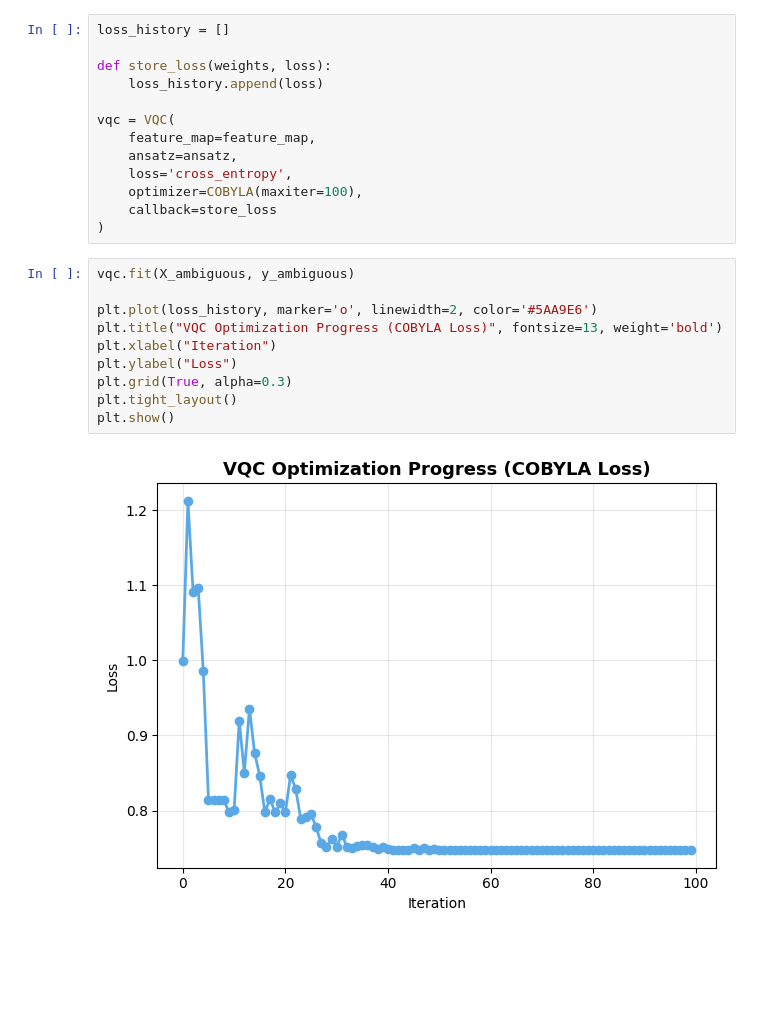
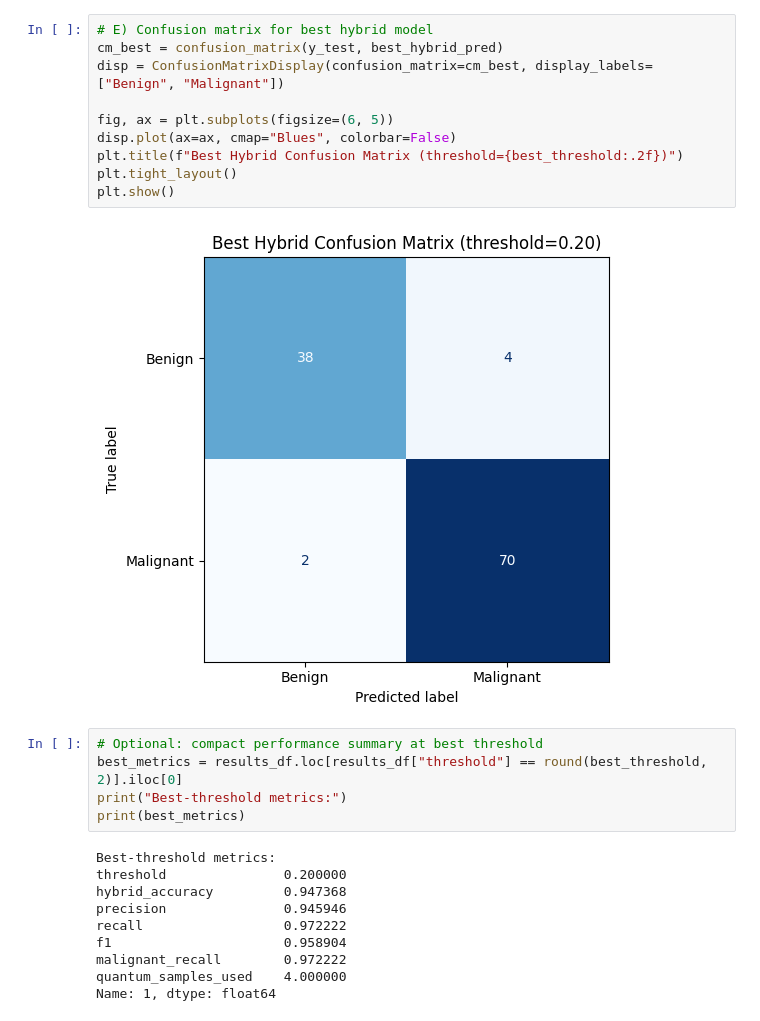
Before and after one commit to muktishreejain/Quantum_Breast_cancer_diagnosis, a Jupyter notebook: Machine Learning Breastcancer.ipynb, the cells around one changed output. Cells and saved outputs as stored; diff of their text form; blank space fills up the shorter version.

```diff
--- a/Machine Learning Breastcancer.ipynb
+++ b/Machine Learning Breastcancer.ipynb
@@ -245,26 +306,28 @@ plt.show()
 # %%
-loss_history = []
+# E) Confusion matrix for best hybrid model
+cm_best = confusion_matrix(y_test, best_hybrid_pred)
+disp = ConfusionMatrixDisplay(confusion_matrix=cm_best, display_labels=["Benign", "Malignant"])
 
-def store_loss(weights, loss):
-    loss_history.append(loss)
-
-vqc = VQC(
-    feature_map=feature_map,
-    ansatz=ansatz,
-    loss='cross_entropy',
-    optimizer=COBYLA(maxiter=100),
-    callback=store_loss
-)
+fig, ax = plt.subplots(figsize=(6, 5))
+disp.plot(ax=ax, cmap="Blues", colorbar=False)
+plt.title(f"Best Hybrid Confusion Matrix (threshold={best_threshold:.2f})")
+plt.tight_layout()
+plt.show()
+# %% [output]
+[figure, added]
 # %%
-vqc.fit(X_ambiguous, y_ambiguous)
-
-plt.plot(loss_history, marker='o', linewidth=2, color='#5AA9E6')
-plt.title("VQC Optimization Progress (COBYLA Loss)", fontsize=13, weight='bold')
-plt.xlabel("Iteration")
-plt.ylabel("Loss")
-plt.grid(True, alpha=0.3)
-plt.tight_layout()
-plt.show()
+# Optional: compact performance summary at best threshold
+best_metrics = results_df.loc[results_df["threshold"] == round(best_threshold, 2)].iloc[0]
+print("Best-threshold metrics:")
+print(best_metrics)
 # %% [output]
-[figure, removed]
+Best-threshold metrics:
+threshold               0.200000
+hybrid_accuracy         0.947368
+precision               0.945946
+recall                  0.972222
+f1                      0.958904
+malignant_recall        0.972222
+quantum_samples_used    4.000000
+Name: 1, dtype: float64
 # %% [markdown]
```
Also changed, not shown: parts of 15 cells of this notebook, 2 other files.
